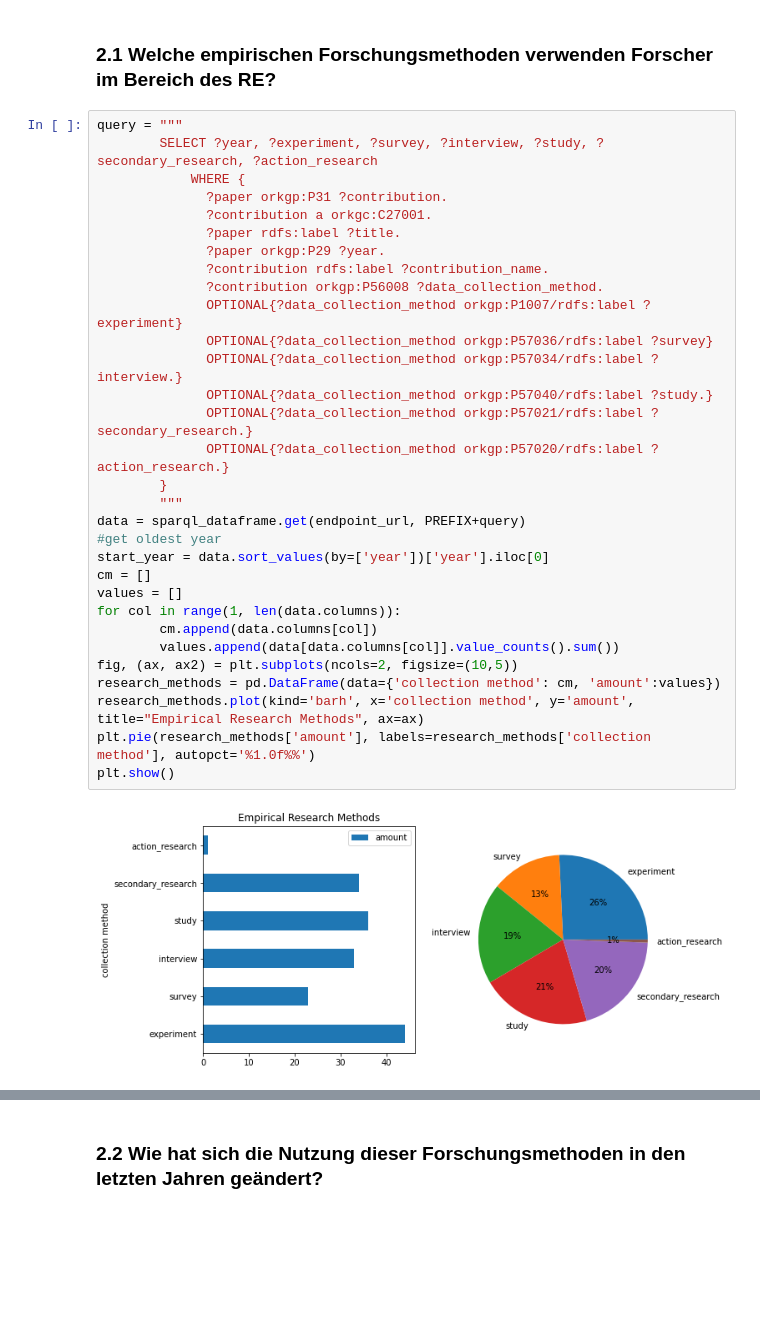
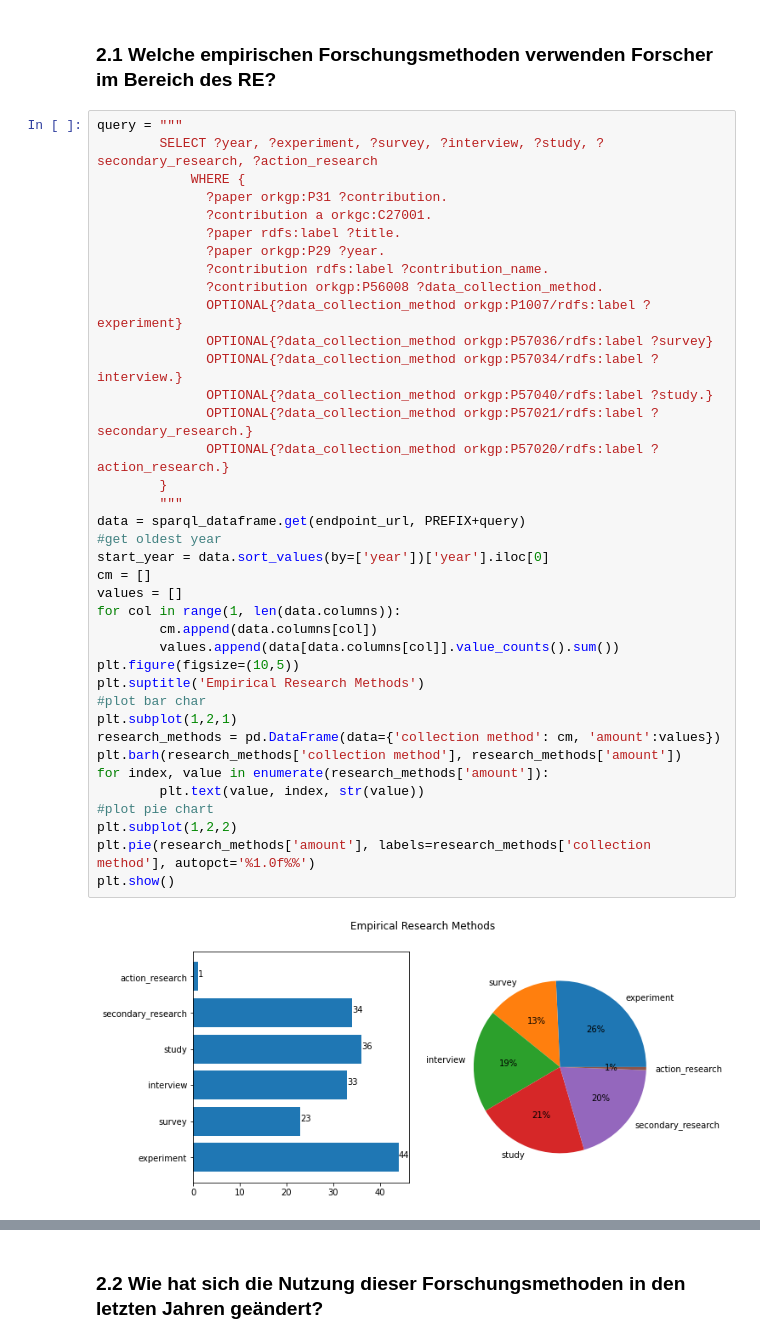
Before and after one commit to fWern/Bachelor-Thesis, a Jupyter notebook: sjoberg_roadmap_questions.ipynb, the cells around one changed output, grey strips where cells are left out. Cells and saved outputs as stored; diff of their text form; blank space fills up the shorter version.

```diff
--- a/sjoberg_roadmap_questions.ipynb
+++ b/sjoberg_roadmap_questions.ipynb
@@ -42,34 +42,41 @@ PREFIX = """
 # %%
 query = """
         SELECT ?year, ?experiment, ?survey, ?interview, ?study, ?secondary_research, ?action_research
             WHERE {
               ?paper orkgp:P31 ?contribution.
               ?contribution a orkgc:C27001.
               ?paper rdfs:label ?title.
               ?paper orkgp:P29 ?year.
               ?contribution rdfs:label ?contribution_name.
               ?contribution orkgp:P56008 ?data_collection_method.
               OPTIONAL{?data_collection_method orkgp:P1007/rdfs:label ?experiment}
               OPTIONAL{?data_collection_method orkgp:P57036/rdfs:label ?survey}
               OPTIONAL{?data_collection_method orkgp:P57034/rdfs:label ?interview.}
               OPTIONAL{?data_collection_method orkgp:P57040/rdfs:label ?study.}
               OPTIONAL{?data_collection_method orkgp:P57021/rdfs:label ?secondary_research.}
               OPTIONAL{?data_collection_method orkgp:P57020/rdfs:label ?action_research.}
         }
         """
 data = sparql_dataframe.get(endpoint_url, PREFIX+query)
 #get oldest year
 start_year = data.sort_values(by=['year'])['year'].iloc[0]
 cm = []
 values = []
 for col in range(1, len(data.columns)):
         cm.append(data.columns[col])
         values.append(data[data.columns[col]].value_counts().sum())
-fig, (ax, ax2) = plt.subplots(ncols=2, figsize=(10,5))
+plt.figure(figsize=(10,5))
+plt.suptitle('Empirical Research Methods')
+#plot bar char
+plt.subplot(1,2,1)
 research_methods = pd.DataFrame(data={'collection method': cm, 'amount':values})
-research_methods.plot(kind='barh', x='collection method', y='amount', title="Empirical Research Methods", ax=ax)
+plt.barh(research_methods['collection method'], research_methods['amount'])
+for index, value in enumerate(research_methods['amount']):
+        plt.text(value, index, str(value))
+#plot pie chart
+plt.subplot(1,2,2)
 plt.pie(research_methods['amount'], labels=research_methods['collection method'], autopct='%1.0f%%')
 plt.show()
 # %% [output]
-[figure, old version]
+[figure, new version]
 # %% [markdown]
```
Also changed, not shown: parts of 42 cells of this notebook.
